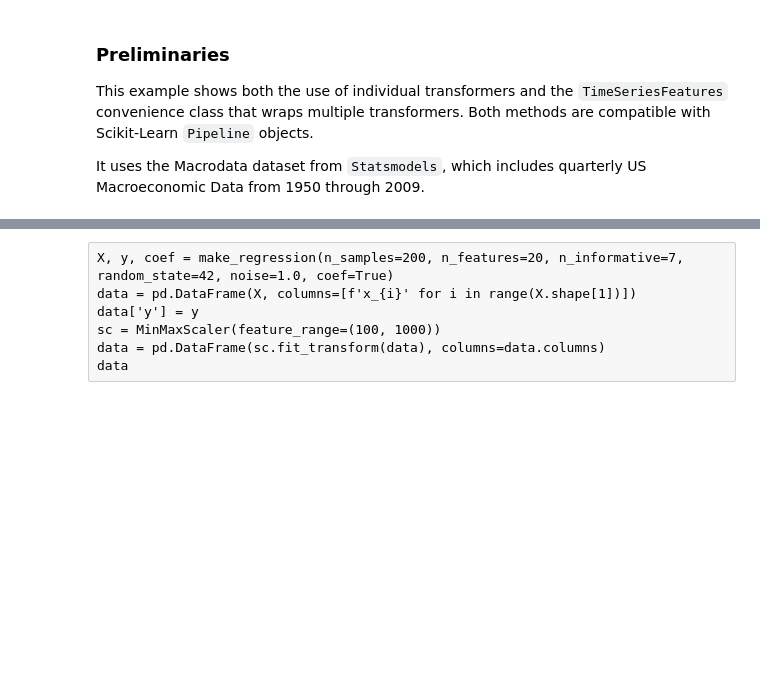
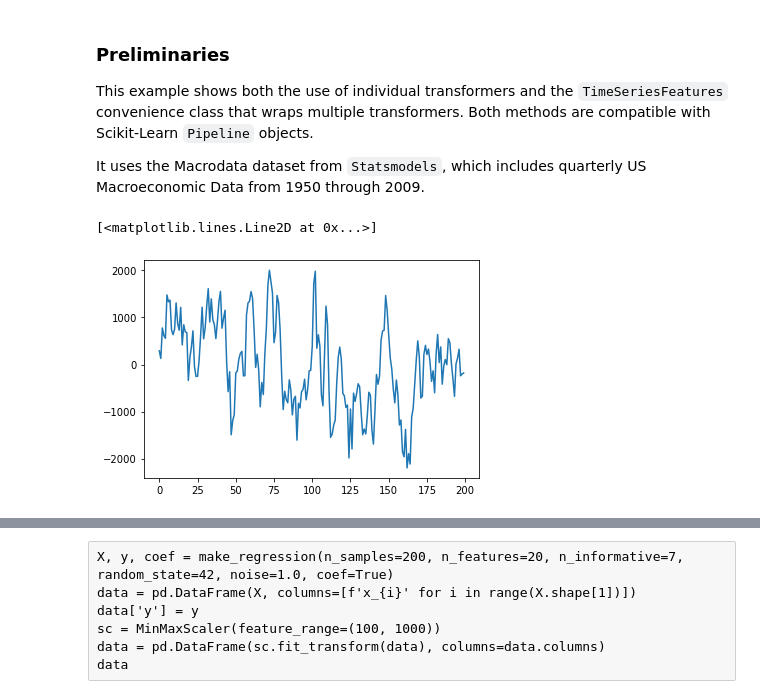
Before and after one commit to chris-santiago/tsfeast, a Jupyter notebook: notebooks/Example.ipynb, the cells around one changed output, grey strips where cells are left out. Saved outputs shown, nothing was run; the diff lists cells and outputs as text; code cells hidden in the pictures; blank space fills up the shorter version.

```diff
--- a/notebooks/Example.ipynb
+++ b/notebooks/Example.ipynb
@@ -25,0 +27,8 @@ from tsfeast.utils import plot_diag
+# %%
+from statsmodels.graphics.tsaplots import plot_acf, plot_pacf
+
+ar = arma_generate_sample(ar=[1, -.85], ma=[1], nsample=200, scale=500)
+plt.plot(ar)
+# %% [output]
+[<matplotlib.lines.Line2D at 0x...>]
+[figure, added]
```
Also changed, not shown: parts of 28 cells of this notebook, 3 other files.
